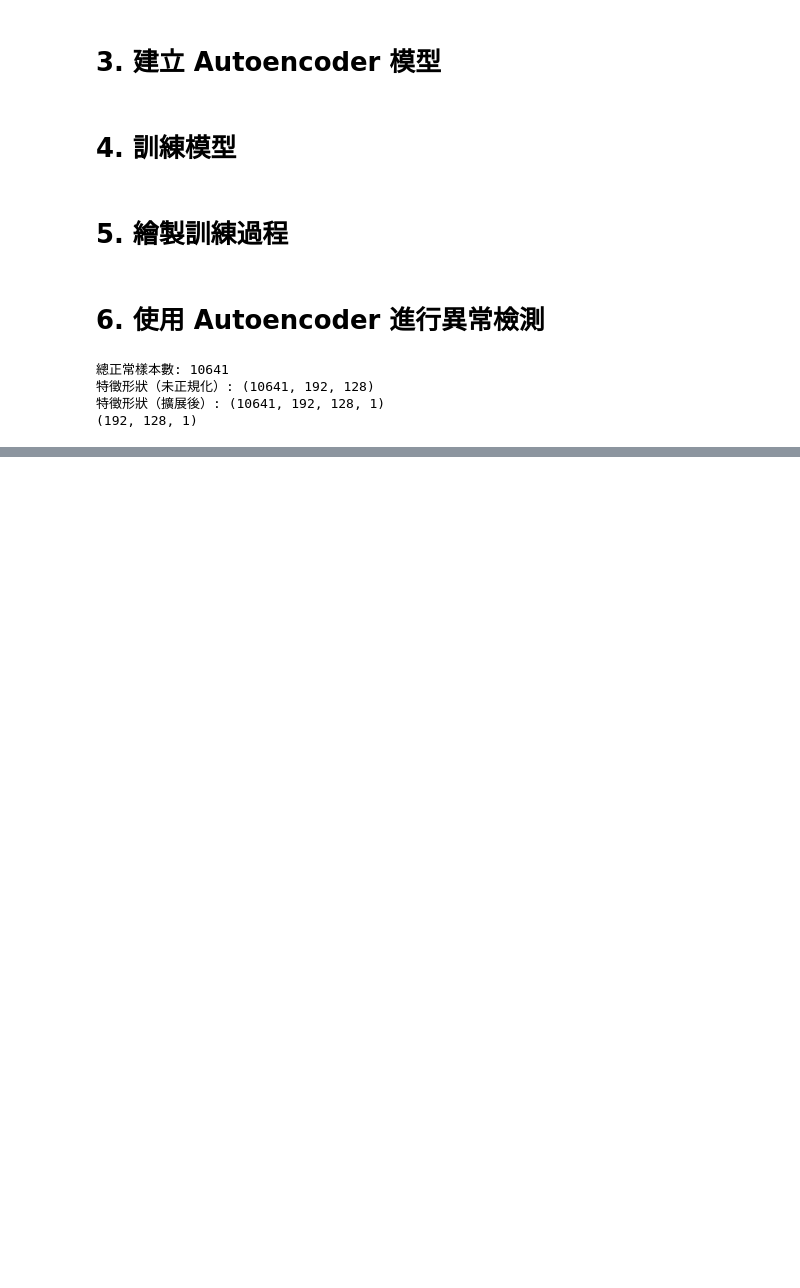
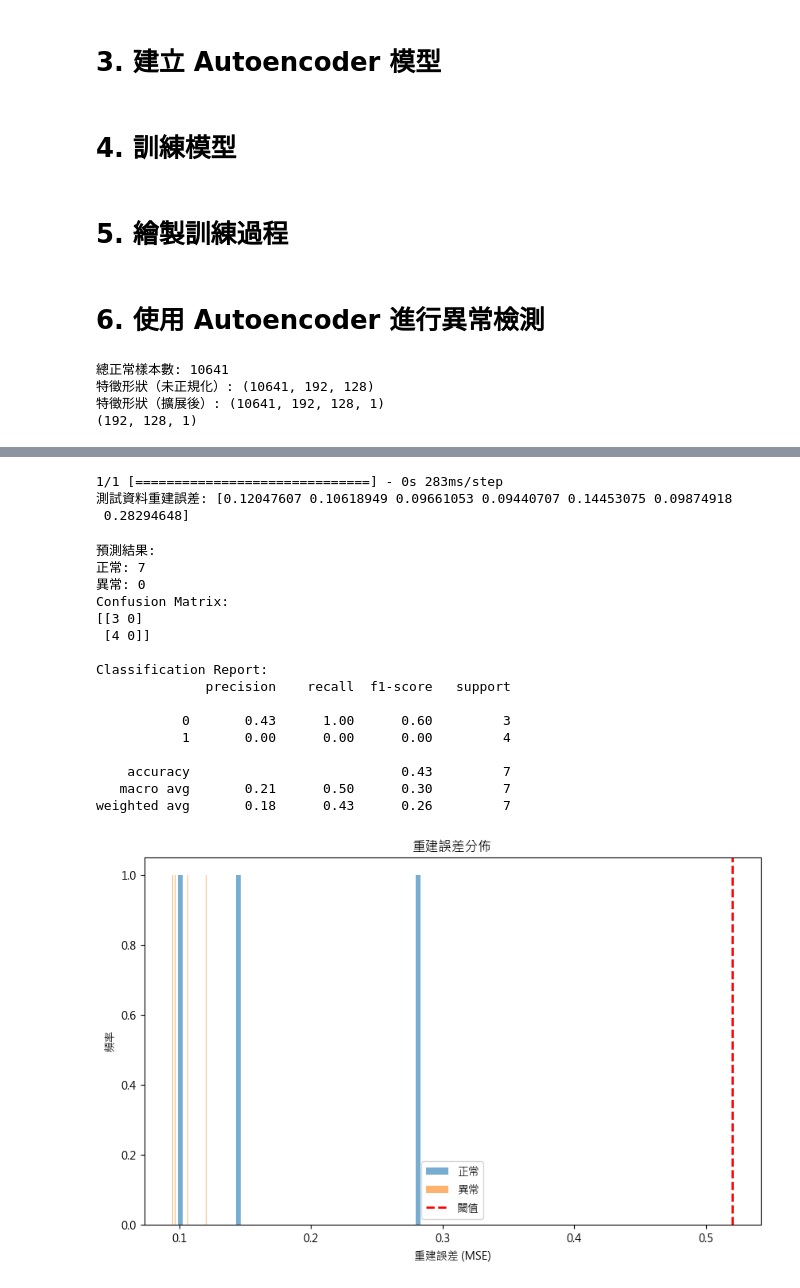
Before and after one commit to BoshiLee/leak_detection, a Jupyter notebook: create_ae_model.ipynb, the cells around one changed output, grey strips where cells are left out. Saved outputs shown, nothing was run; the diff lists cells and outputs as text; code cells hidden in the pictures; blank space fills up the shorter version.

```diff
--- a/create_ae_model.ipynb
+++ b/create_ae_model.ipynb
@@ -397,0 +390,49 @@ plt.show()
+# %%
+import matplotlib
+y_test
+# 計算重建誤差
+mse_test = calculate_reconstruction_error(autoencoder, X_test)
+print(f"測試資料重建誤差: {mse_test}")
+# %% [output]
+1/1 [==============================] - 0s 283ms/step
+測試資料重建誤差: [0.12047607 0.10618949 0.09661053 0.09440707 0.14453075 0.09874918
+ 0.28294648]
+# %%
+# 預測異常
+y_pred = predict_anomaly(mse_test, threshold)
+
+print("預測結果:")
+print(f'正常: {np.sum(y_pred == 0)}')
+print(f'異常: {np.sum(y_pred == 1)}')
+
+# 評估模型
+evaluate_model(y_test, y_pred)
+matplotlib.rc('font', family='Microsoft JhengHei')
+# 繪製重建誤差分佈
+plt.figure(figsize=(10,6))
+plt.hist(mse_test[y_test == 0], bins=50, alpha=0.6, label='正常')
+plt.hist(mse_test[y_test == 1], bins=50, alpha=0.6, label='異常')
+plt.axvline(threshold, color='red', linestyle='dashed', linewidth=2, label='閾值')
+plt.xlabel('重建誤差 (MSE)')
+plt.ylabel('頻率')
+plt.legend()
+plt.title('重建誤差分佈')
+plt.show()
+# %% [output]
+預測結果:
+正常: 7
+異常: 0
+Confusion Matrix:
+[[3 0]
+ [4 0]]
+
+Classification Report:
+              precision    recall  f1-score   support
+
+           0       0.43      1.00      0.60         3
+           1       0.00      0.00      0.00         4
+
+    accuracy                           0.43         7
+   macro avg       0.21      0.50      0.30         7
+weighted avg       0.18      0.43      0.26         7
+[figure, added]
```
Also changed, not shown: parts of 8 cells of this notebook, 4 other files.
